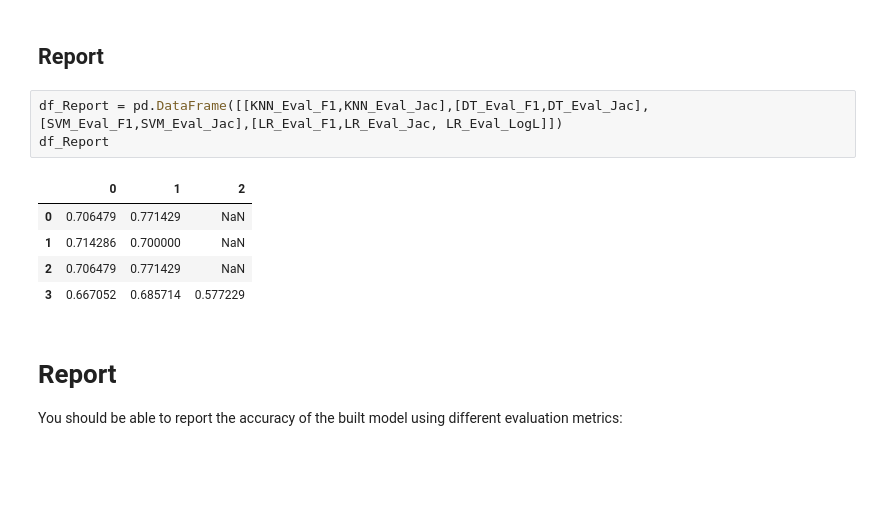
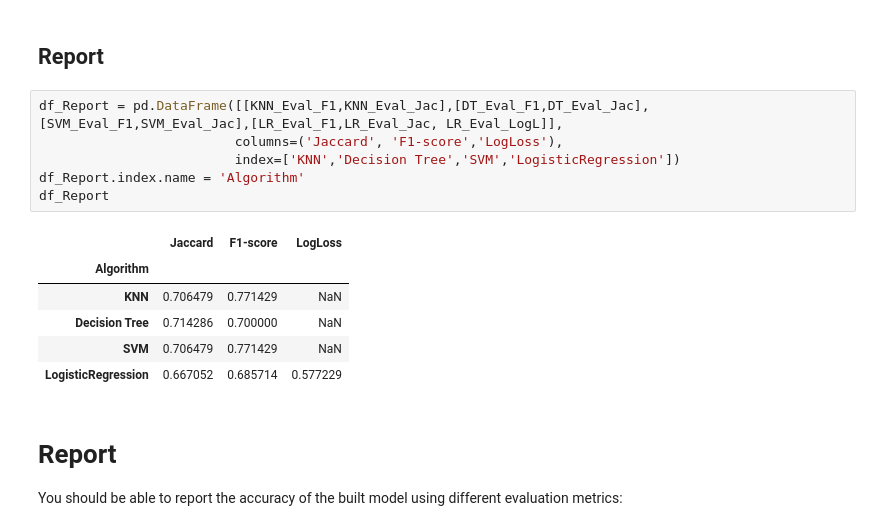
Before and after one commit to lsprandel/Coursera_Projects, a Jupyter notebook: FinalProject_MachineLearning.ipynb, the cells around one changed output. Drawn from its saved outputs; the diff is of its cells as text; blank space fills up the shorter version.

```diff
--- a/FinalProject_MachineLearning.ipynb
+++ b/FinalProject_MachineLearning.ipynb
@@ -700,14 +700,18 @@ LR_Eval_F1,LR_Eval_Jac, LR_Eval_LogL
 # %% [markdown]
 ## Report
 # %%
-df_Report = pd.DataFrame([[KNN_Eval_F1,KNN_Eval_Jac],[DT_Eval_F1,DT_Eval_Jac],[SVM_Eval_F1,SVM_Eval_Jac],[LR_Eval_F1,LR_Eval_Jac, LR_Eval_LogL]])
+df_Report = pd.DataFrame([[KNN_Eval_F1,KNN_Eval_Jac],[DT_Eval_F1,DT_Eval_Jac],[SVM_Eval_F1,SVM_Eval_Jac],[LR_Eval_F1,LR_Eval_Jac, LR_Eval_LogL]],
+                         columns=('Jaccard', 'F1-score','LogLoss'),
+                         index=['KNN','Decision Tree','SVM','LogisticRegression'])
+df_Report.index.name = 'Algorithm'
 df_Report
 # %% [output]
-|  | 0 | 1 | 2 |
-| 0 | 0.706479 | 0.771429 | NaN |
-| 1 | 0.714286 | 0.700000 | NaN |
-| 2 | 0.706479 | 0.771429 | NaN |
-| 3 | 0.667052 | 0.685714 | 0.577229 |
+|  | Jaccard | F1-score | LogLoss |
+| Algorithm |  |  |  |
+| KNN | 0.706479 | 0.771429 | NaN |
+| Decision Tree | 0.714286 | 0.700000 | NaN |
+| SVM | 0.706479 | 0.771429 | NaN |
+| LogisticRegression | 0.667052 | 0.685714 | 0.577229 |
 # %% [markdown]
 # Report
 You should be able to report the accuracy of the built model using different evaluation metrics:
```
